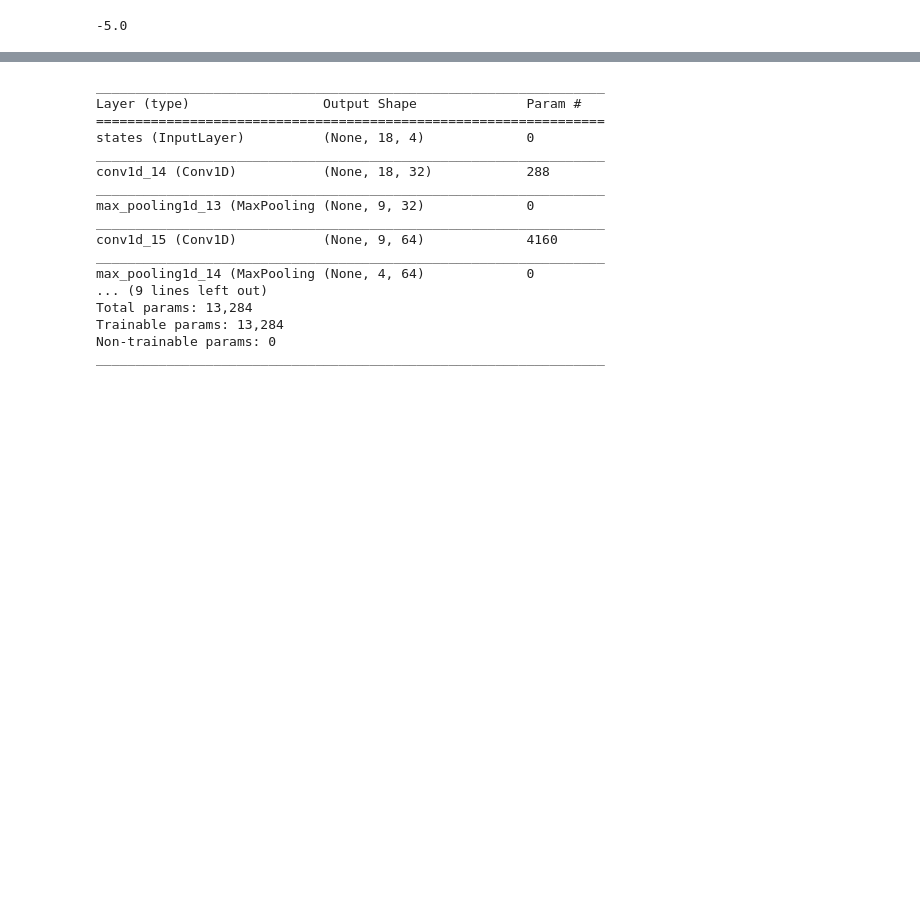
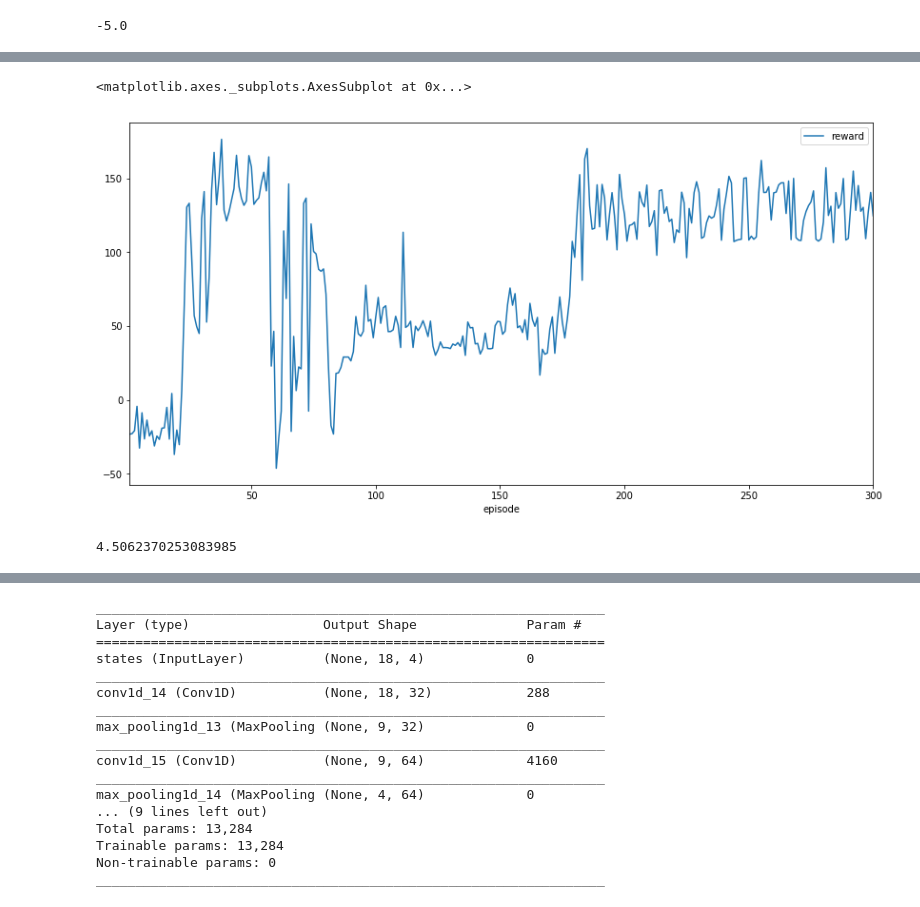
Before and after one commit to zeetaros/rl_quadcopter, a Jupyter notebook: WIP_Quadcopter_Project_CSY.ipynb, the cells around one changed output, grey strips where cells are left out. Drawn from its saved outputs; the diff is of its cells as text; code cells hidden in the pictures; blank space fills up the shorter version.

```diff
--- a/WIP_Quadcopter_Project_CSY.ipynb
+++ b/WIP_Quadcopter_Project_CSY.ipynb
@@ -323,0 +350,3 @@ Episode =  300, score = -33.293 (best =  -5.584), noise_scale = 3.21
+# %%
+reward_df = pd.DataFrame(task_v1.coords_log).groupby('episode').sum().reset_index()
+reward_df.head()
@@ -323,0 +360,9 @@ Episode =  300, score = -33.293 (best =  -5.584), noise_scale = 3.21
+# %%
+reward_df.plot.line('episode','reward', figsize=(14,7))
+# %% [output]
+<matplotlib.axes._subplots.AxesSubplot at 0x...>
+[figure, added]
+# %%
+np.mean([c['reward'] for c in task_v1.coords_log if c['episode']>290])
+# %% [output]
+4.5062370253083985
```
Also changed, not shown: parts of 34 cells of this notebook, 2 other files.
